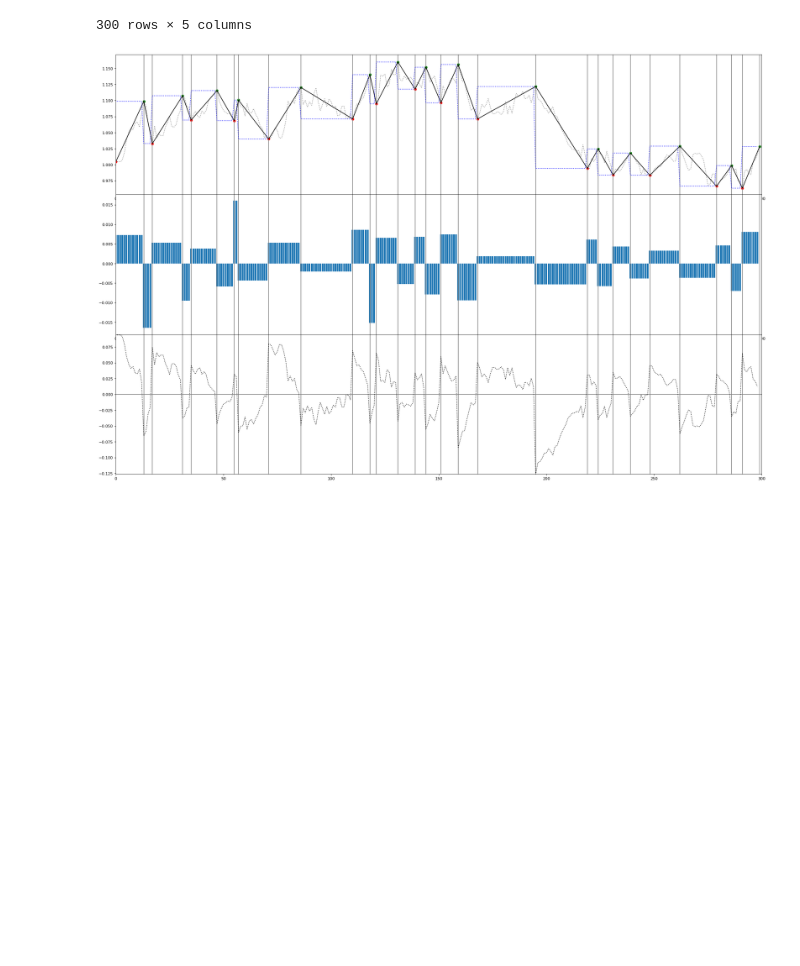
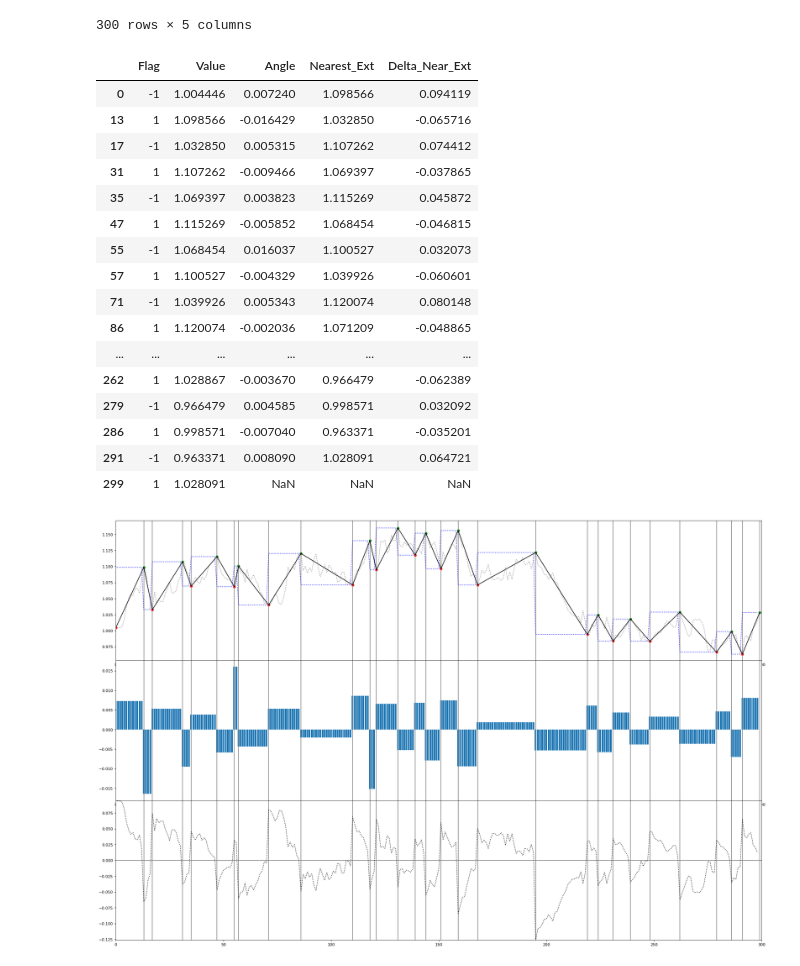
Before and after one commit to NNTrade/metrics, a Jupyter notebook: example/ZigZag/Builder.ipynb, the cells around one changed output. Drawn from its saved outputs; the diff is of its cells as text; code cells hidden in the pictures; blank space fills up the shorter version.

```diff
--- a/example/ZigZag/Builder.ipynb
+++ b/example/ZigZag/Builder.ipynb
@@ -44,6 +47,26 @@ zzb_df
 | 298 | 0 | 1.020001 | 0.00809 | 1.028091 | 0.012175 |
 | 299 | 1 | 1.028091 | NaN | NaN | NaN |
 300 rows × 5 columns
+# %%
+zzb_df[zzb_df[FLAG_COL_NAME]!=0]
+# %% [output]
+|  | Flag | Value | Angle | Nearest_Ext | Delta_Near_Ext |
+| 0 | -1 | 1.004446 | 0.007240 | 1.098566 | 0.094119 |
+| 13 | 1 | 1.098566 | -0.016429 | 1.032850 | -0.065716 |
+| 17 | -1 | 1.032850 | 0.005315 | 1.107262 | 0.074412 |
+| 31 | 1 | 1.107262 | -0.009466 | 1.069397 | -0.037865 |
+| 35 | -1 | 1.069397 | 0.003823 | 1.115269 | 0.045872 |
+| 47 | 1 | 1.115269 | -0.005852 | 1.068454 | -0.046815 |
+| 55 | -1 | 1.068454 | 0.016037 | 1.100527 | 0.032073 |
+| 57 | 1 | 1.100527 | -0.004329 | 1.039926 | -0.060601 |
+| 71 | -1 | 1.039926 | 0.005343 | 1.120074 | 0.080148 |
+| 86 | 1 | 1.120074 | -0.002036 | 1.071209 | -0.048865 |
+| ... | ... | ... | ... | ... | ... |
+| 262 | 1 | 1.028867 | -0.003670 | 0.966479 | -0.062389 |
+| 279 | -1 | 0.966479 | 0.004585 | 0.998571 | 0.032092 |
+| 286 | 1 | 0.998571 | -0.007040 | 0.963371 | -0.035201 |
+| 291 | -1 | 0.963371 | 0.008090 | 1.028091 | 0.064721 |
+| 299 | 1 | 1.028091 | NaN | NaN | NaN |
 # %%
 f, axs = plt.subplots(3,1,figsize=(30,20), dpi=80)
 plt.subplots_adjust(hspace=0)
```
Also changed, not shown: parts of 9 cells of this notebook, 9 other files.
